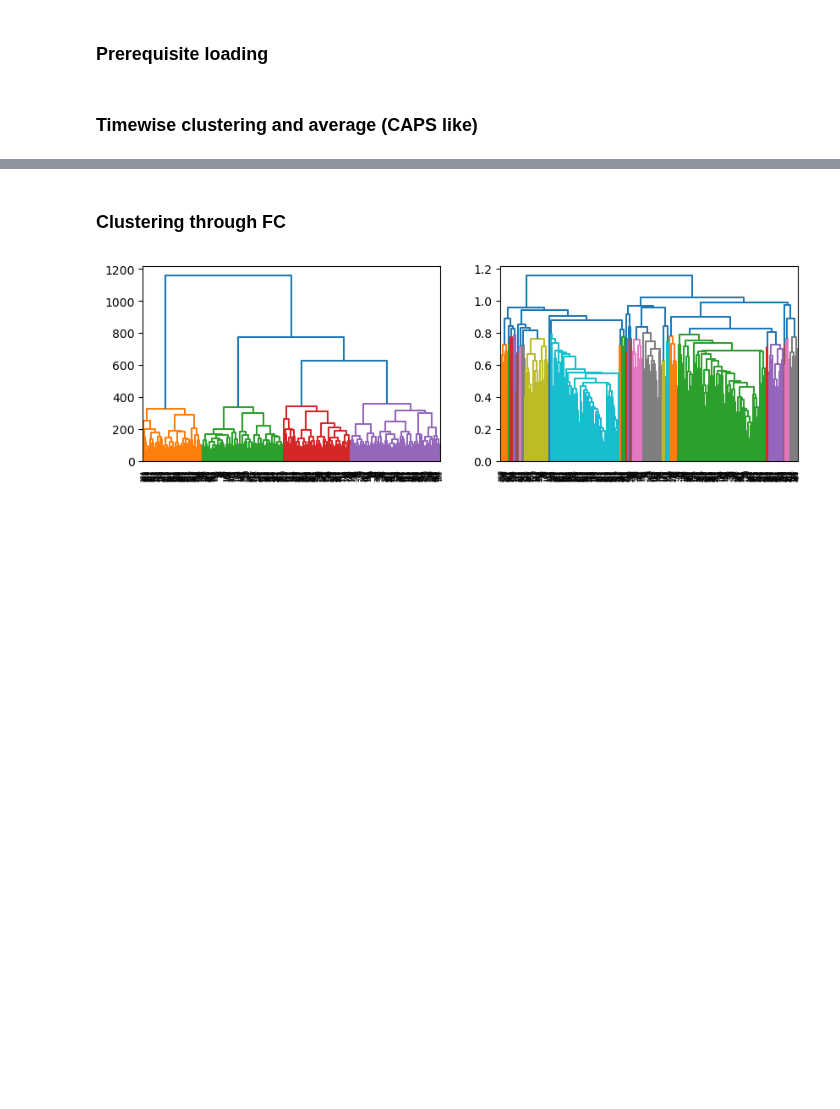
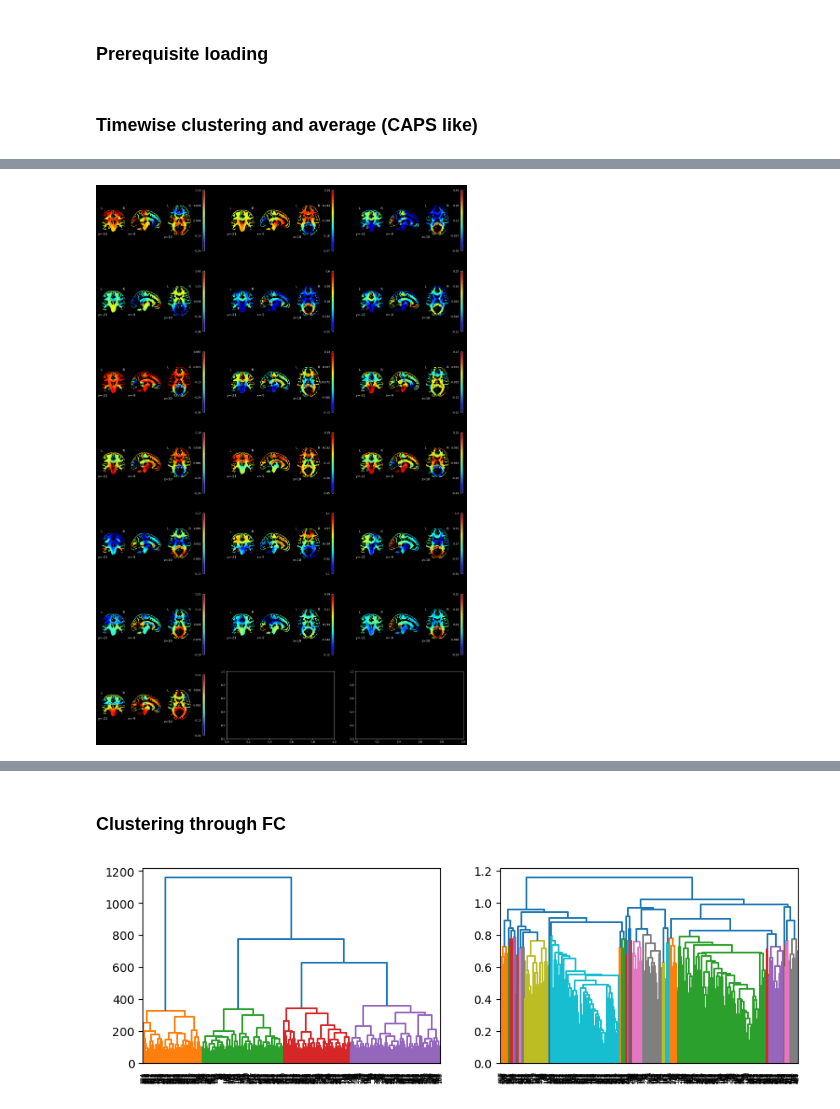
Before and after one commit to miki998/structural_wminpainting, a Jupyter notebook: notebooks/wm_parcellation.ipynb, the cells around one changed output, grey strips where cells are left out. Drawn from its saved outputs; the diff is of its cells as text; code cells hidden in the pictures; blank space fills up the shorter version.

```diff
--- a/notebooks/wm_parcellation.ipynb
+++ b/notebooks/wm_parcellation.ipynb
@@ -117,0 +126,14 @@ nb_clusterward = len(np.unique(labels_ward))
+# %%
+fig, ax = plt.subplots(nb_clusterward//3+1, 3, figsize=(25, nb_clusterward*2))
+for k in range(nb_clusterward):
+
+    inpaint_mod = deepcopy(patterns[k])
+    inpaint_mod[inpaint_mod!=0] = inpaint_mod[inpaint_mod!=0] - inpaint_mod[inpaint_mod!=0].mean()
+    vmin = np.quantile(inpaint_mod, 0.001)
+    vmax = np.quantile(inpaint_mod, 0.999)
+    inpaint_mod[inpaint_mod==0] = -10000
+    plot_epi(nib.Nifti1Image(inpaint_mod, affine=rest_affine),
+                         colorbar=True, cut_coords=(-9,-21,10), axes=ax[k//3,k%3],
+                        cmap=cmap, vmin=vmin, vmax=vmax, draw_cross=False)
+# %% [output]
+[figure, added]
```
Also changed, not shown: parts of 8 cells of this notebook, 1 other file.
